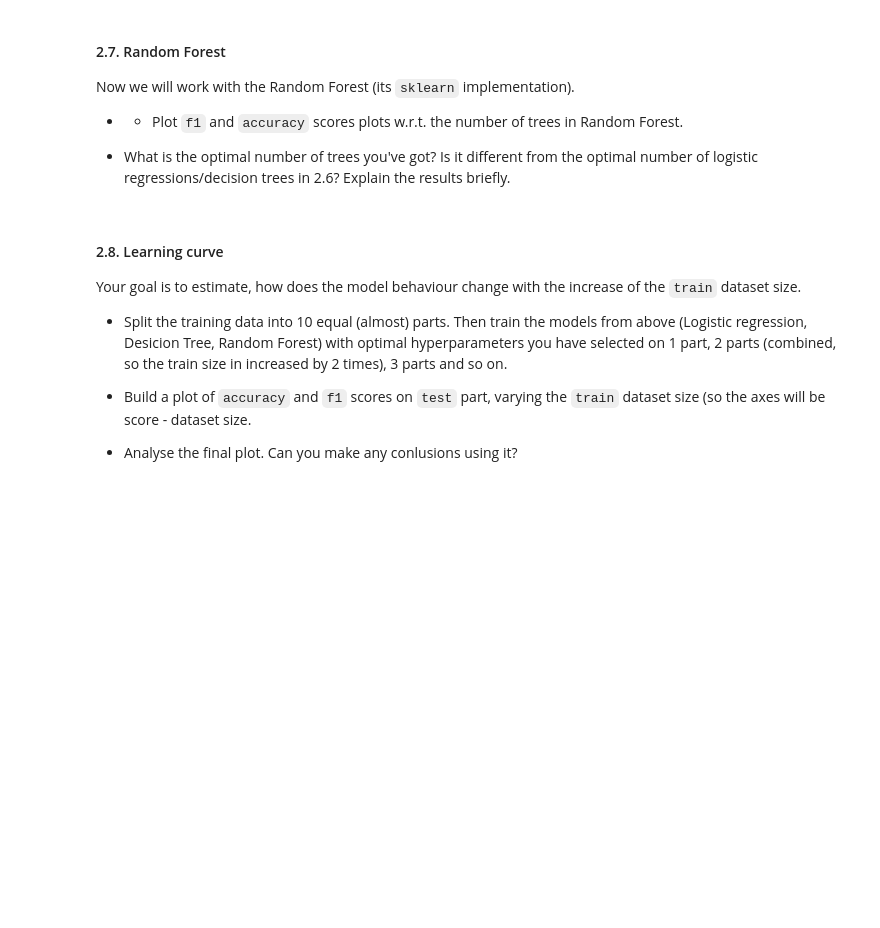
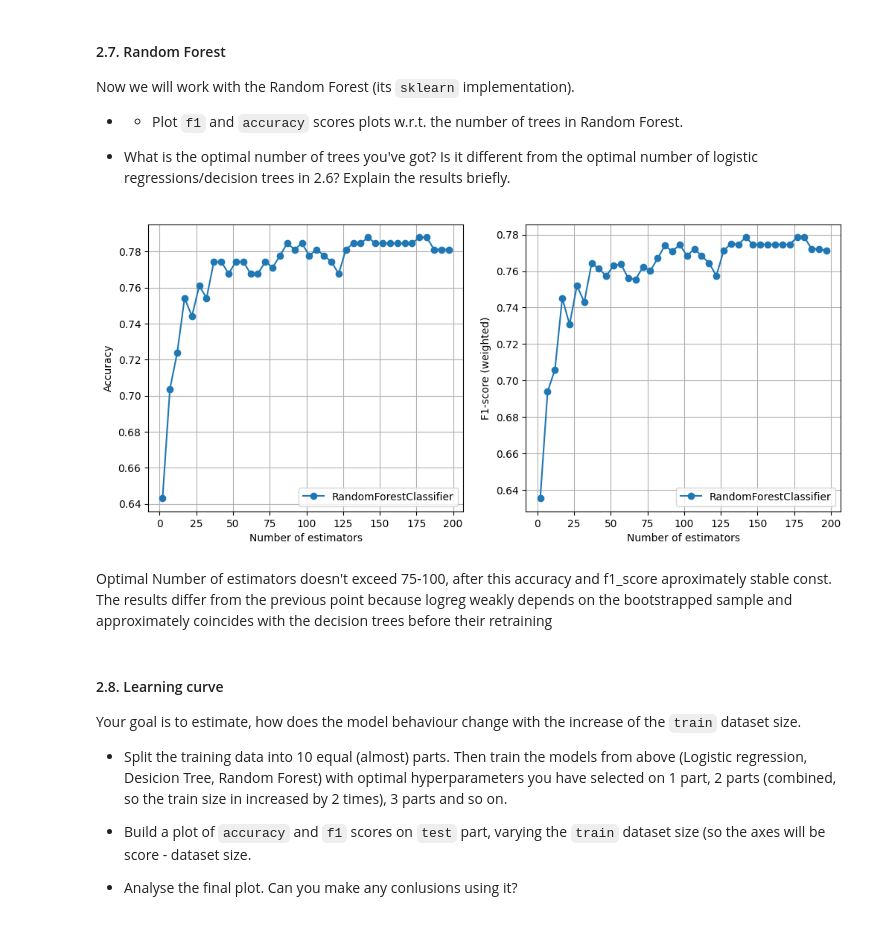
Before and after one commit to frest1ler/ml_homework, a Jupyter notebook: lab01_ml_pipeline/Lab1_part2_ml_pipeline.ipynb, the cells around one changed output. Drawn from its saved outputs; the diff is of its cells as text; code cells hidden in the pictures; blank space fills up the shorter version.

Commit message:
added RandomForest
refactoring: added RandomForestClassifier, search optimal n_estimators, graphics accuracy and f1_score

```diff
--- a/lab01_ml_pipeline/Lab1_part2_ml_pipeline.ipynb
+++ b/lab01_ml_pipeline/Lab1_part2_ml_pipeline.ipynb
@@ -439,3 +434,35 @@ from sklearn.ensemble import RandomForestClassifier
+# %%
+from sklearn.ensemble import RandomForestClassifier
+acc_rfc = []
+f1_rfc  = []
+n_estimators_range = range(2, 201, 5)
+for n in n_estimators_range:
+    forest = RandomForestClassifier(n_estimators=n, max_depth=15,random_state=42)
+    forest.fit(X_train, y_train)
+
+    y_pred = forest.predict(X_test)
+    acc_rfc.append(accuracy_score(y_test, y_pred))
+    f1_rfc.append(f1_score(y_test, y_pred, average='weighted'))
+
+plt.figure(figsize=(12,5))
+plt.subplot(1,2,1)
+plt.plot(n_estimators_range, acc_rfc, label='RandomForestClassifier', marker='o')
+plt.xlabel('Number of estimators')
+plt.ylabel('Accuracy')
+plt.legend()
+plt.grid(True)
+
+plt.subplot(1,2,2)
+plt.plot(n_estimators_range, f1_rfc, label='RandomForestClassifier', marker='o')
+plt.xlabel('Number of estimators')
+plt.ylabel('F1-score (weighted)')
+plt.legend()
+plt.grid(True)
+plt.show()
+# %% [output]
+[figure, added]
+# %% [markdown]
+Optimal Number of estimators doesn't exceed 75-100, after this accuracy and f1_score aproximately stable const. The results differ from the previous point because logreg weakly depends on the bootstrapped sample and approximately coincides with the decision trees before their retraining
 # %% [markdown]
 #### 2.8. Learning curve
 Your goal is to estimate, how does the model behaviour change with the increase of the `train` dataset size.
```
Also changed, not shown: parts of 10 cells of this notebook.
